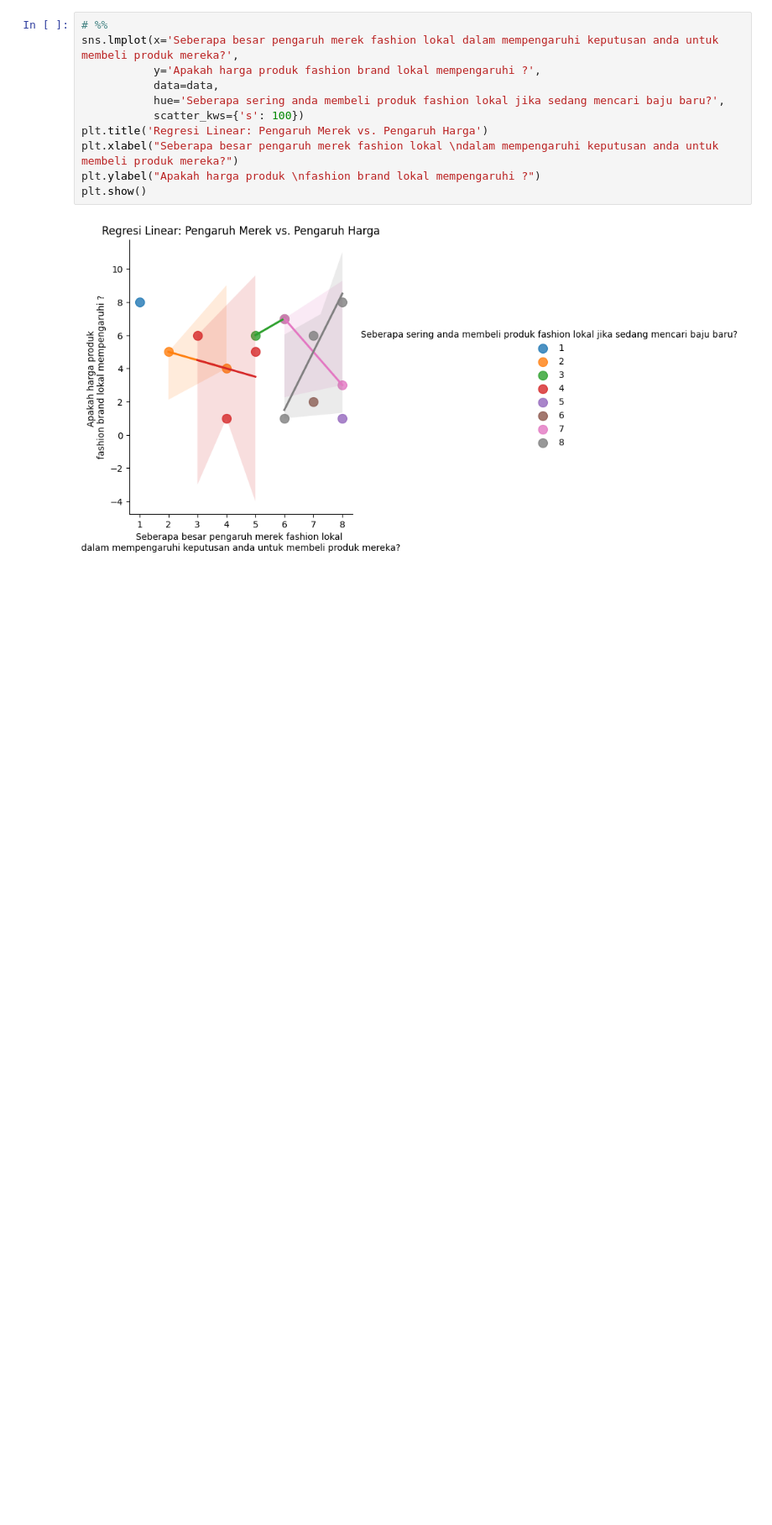
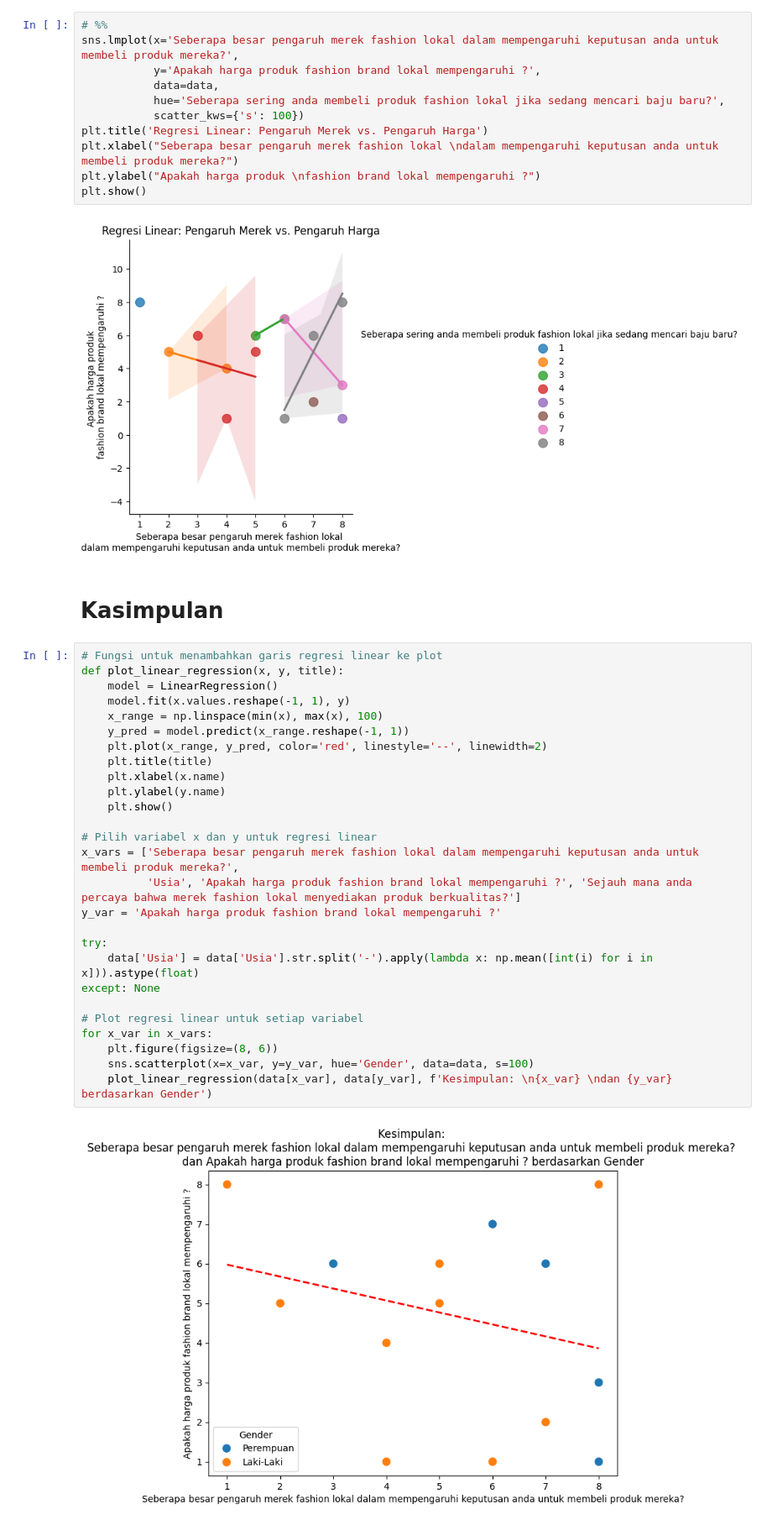
Before and after one commit to syukrillah0108/Sem_3, a Jupyter notebook: Statistika/src/Analisis Fashion.ipynb, the cells around one changed output. Shown at 84% size. Saved outputs shown, nothing was run; the diff lists cells and outputs as text; blank space fills up the shorter version.

```diff
--- a/Statistika/src/Analisis Fashion.ipynb
+++ b/Statistika/src/Analisis Fashion.ipynb
@@ -93,3 +94,34 @@ plt.ylabel("Apakah harga produk \nfashion brand lokal mempengaruhi ?")
 plt.show()
 # %% [output]
 [figure]
+# %% [markdown]
+# Kasimpulan
+# %%
+# Fungsi untuk menambahkan garis regresi linear ke plot
+def plot_linear_regression(x, y, title):
+    model = LinearRegression()
+    model.fit(x.values.reshape(-1, 1), y)
+    x_range = np.linspace(min(x), max(x), 100)
+    y_pred = model.predict(x_range.reshape(-1, 1))
+    plt.plot(x_range, y_pred, color='red', linestyle='--', linewidth=2)
+    plt.title(title)
+    plt.xlabel(x.name)
+    plt.ylabel(y.name)
+    plt.show()
+
+# Pilih variabel x dan y untuk regresi linear
+x_vars = ['Seberapa besar pengaruh merek fashion lokal dalam mempengaruhi keputusan anda untuk membeli produk mereka?',
+          'Usia', 'Apakah harga produk fashion brand lokal mempengaruhi ?', 'Sejauh mana anda percaya bahwa merek fashion lokal menyediakan produk berkualitas?']
+y_var = 'Apakah harga produk fashion brand lokal mempengaruhi ?'
+
+try:
+    data['Usia'] = data['Usia'].str.split('-').apply(lambda x: np.mean([int(i) for i in x])).astype(float)
+except: None
+
+# Plot regresi linear untuk setiap variabel
+for x_var in x_vars:
+    plt.figure(figsize=(8, 6))
+    sns.scatterplot(x=x_var, y=y_var, hue='Gender', data=data, s=100)
+    plot_linear_regression(data[x_var], data[y_var], f'Kesimpulan: \n{x_var} \ndan {y_var} berdasarkan Gender')
+# %% [output]
+[figure, added]
```
Also changed, not shown: parts of 2 cells of this notebook, 1 other file.
